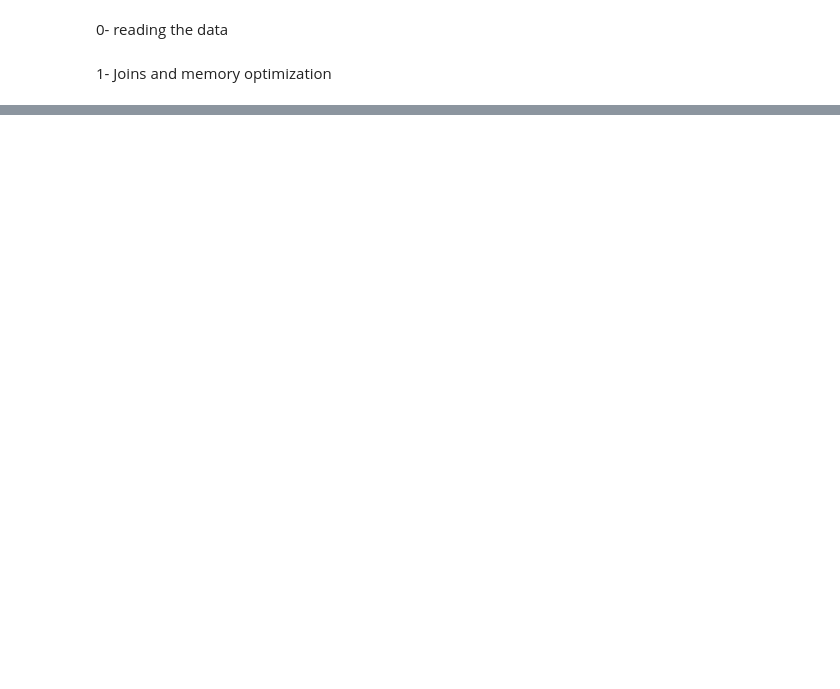
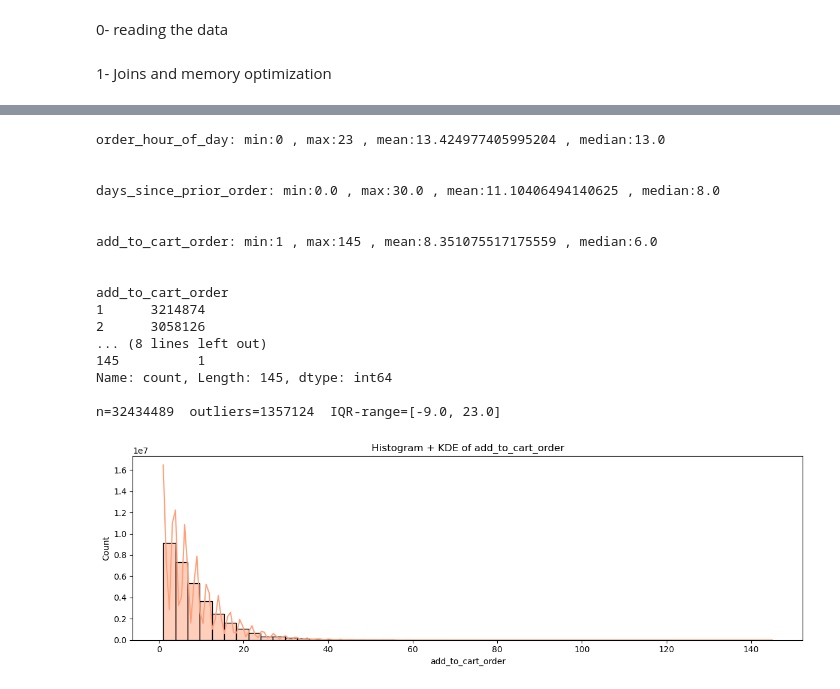
Before and after one commit to ameennasaireh10-hash/ML-project, a Jupyter notebook: FinalProject.ipynb, the cells around one changed output, grey strips where cells are left out. Drawn from its saved outputs; the diff is of its cells as text; code cells hidden in the pictures; blank space fills up the shorter version.

```diff
--- a/FinalProject.ipynb
+++ b/FinalProject.ipynb
@@ -108,21 +145,33 @@ plt.show()
 # %%
-Full_DataSet["add_to_cart_order"] =  np.where(Full_DataSet["add_to_cart_order"] > 40 , 40 , Full_DataSet["add_to_cart_order"])
-print(Full_DataSet["add_to_cart_order"].describe())
+#DF = pd.DataFrame(Full_DataSet)
+
+colname = ["order_hour_of_day" , "days_since_prior_order" , "add_to_cart_order"]
+for col in colname:
+    check_outliers(Full_DataSet , col)
+    print("\n")
+
+
+print(Full_DataSet["add_to_cart_order"].value_counts().sort_index())
 print()
 
-col = "add_to_cart_order"
-x = Full_DataSet[col].dropna()
-
-q1, q3 = np.percentile(x, [25, 75])
-iqr = q3 - q1
-lower, upper = q1 - 1.5 * iqr, q3 + 1.5 * iqr
-outliers = x[(x < lower) | (x > upper)]
-print(f"n={len(x)}  outliers={len(outliers)}  IQR-range=[{lower:.1f}, {upper:.1f}]")
-
-plt.figure(figsize=(12, 4))
-sns.histplot(x, bins=50, kde=True, color="#FFA07A")
-plt.title("Histogram + KDE of add_to_cart_order")
-plt.xlabel("add_to_cart_order")
-plt.tight_layout()
-plt.show()
+show_outliers(Full_DataSet)
+# %% [output]
+order_hour_of_day: min:0 , max:23 , mean:13.424977405995204 , median:13.0
+
+
+days_since_prior_order: min:0.0 , max:30.0 , mean:11.10406494140625 , median:8.0
+
+
+add_to_cart_order: min:1 , max:145 , mean:8.351075517175559 , median:6.0
+
+
+add_to_cart_order
+1      3214874
+2      3058126
+... (8 lines left out)
+145          1
+Name: count, Length: 145, dtype: int64
+
+n=32434489  outliers=1357124  IQR-range=[-9.0, 23.0]
+[figure, added]
 # %%
```
Also changed, not shown: parts of 14 cells of this notebook.
